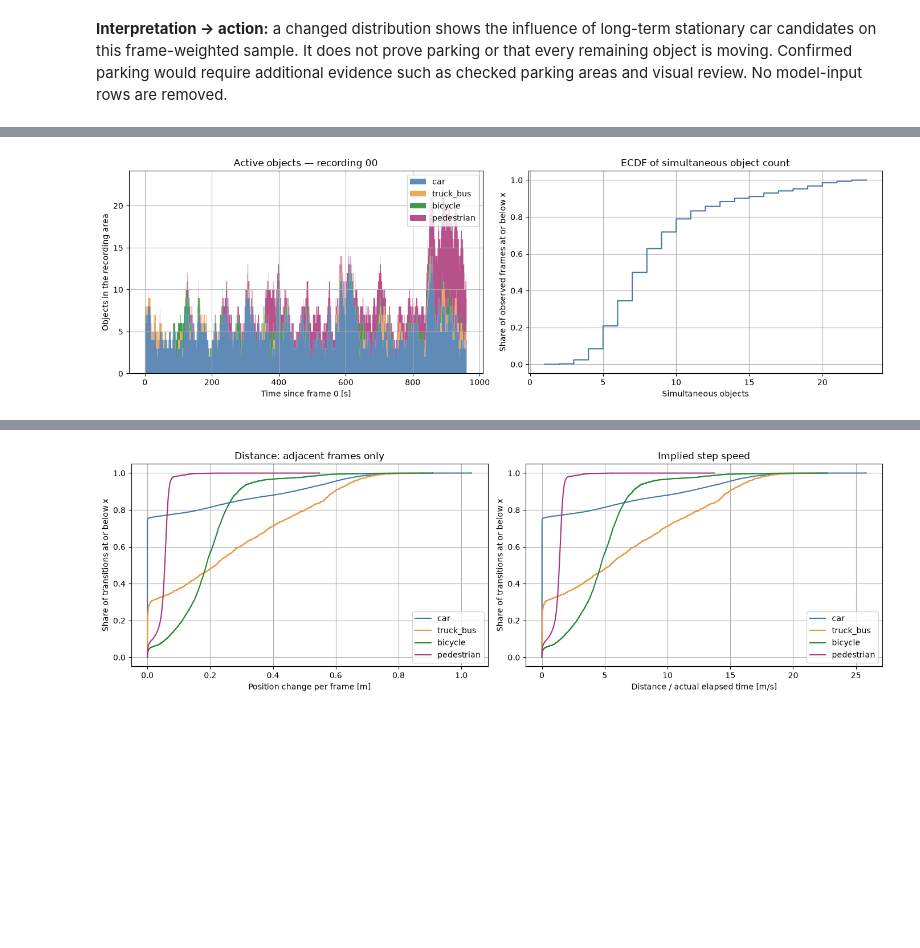
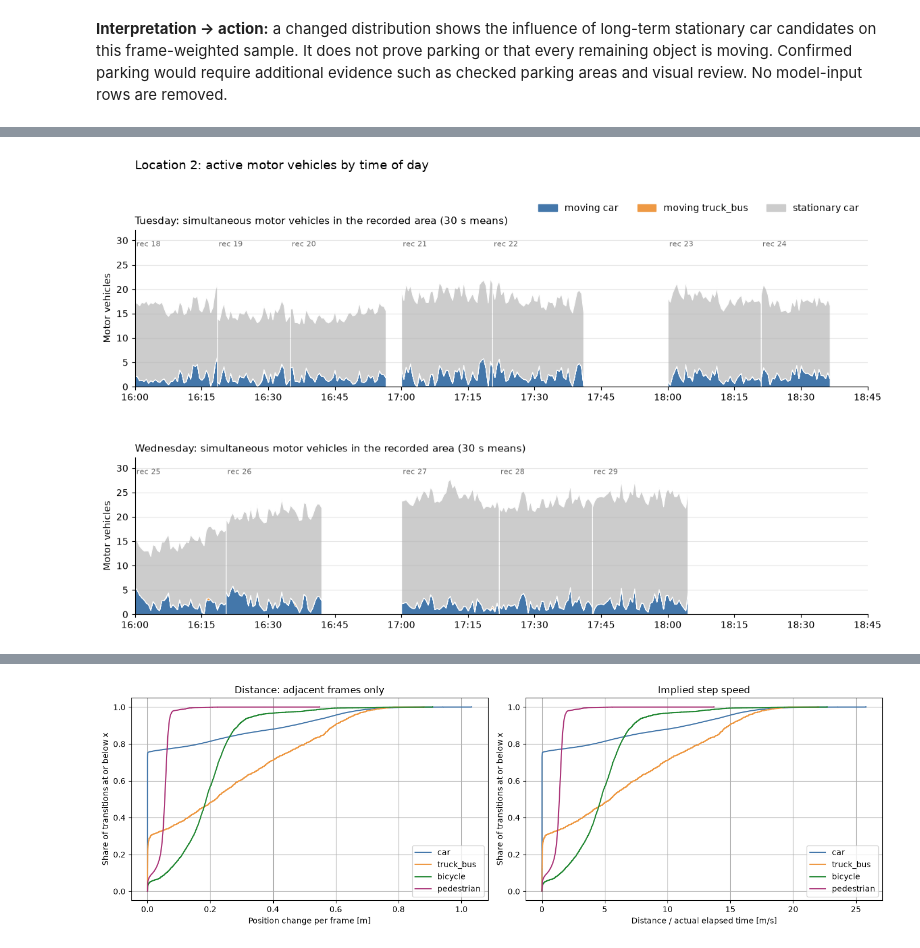
Before and after one commit to web-hannes/ai-infrastructure-p1a, a Jupyter notebook: inD_project_notebook_phase_structure.ipynb, the cells around one changed output, grey strips where cells are left out. Drawn from its saved outputs; the diff is of its cells as text; code cells hidden in the pictures; blank space fills up the shorter version.

```diff
--- a/inD_project_notebook_phase_structure.ipynb
+++ b/inD_project_notebook_phase_structure.ipynb
@@ -1111,19 +1074,75 @@ Time is seconds since frame zero. Entire frame indices without CSV entries insid
 # %%
-# Use all observed detail-recording frames, not a time sample.
-times = active_counts.index.to_numpy() / float(active_recording.frameRate)
-active_total = active_counts.sum(axis=1, min_count=1)
-fig, axes = plt.subplots(1, 2, figsize=(14, 4.5))
-axes[0].stackplot(times, *[active_counts[name].to_numpy() for name in CLASS_ORDER],
-                  labels=CLASS_ORDER, colors=[CLASS_COLORS[name] for name in CLASS_ORDER], alpha=.85)
-axes[0].set(title=f'Active objects — recording {ACTIVE_RECORDING:02d}', xlabel='Time since frame 0 [s]', ylabel='Objects in the recording area')
-axes[0].legend(loc='upper right')
-draw_ecdf(axes[1], active_total.dropna())
-axes[1].set(title='ECDF of simultaneous object count', xlabel='Simultaneous objects', ylabel='Share of observed frames at or below x')
-plt.tight_layout()
+# Use the location with the most recordings, so time of day is covered by several recordings.
+from matplotlib.ticker import FuncFormatter, MultipleLocator
+MOTOR_CLASSES = ['car', 'truck_bus']
+# Long-term stationary cars (3.7 rule) are parked, not traffic; show them separately.
+OCCUPANCY_LAYERS = MOTOR_CLASSES + ['stationary car']
+LAYER_COLORS = {**CLASS_COLORS, 'stationary car': '#CCCCCC'}
+WINDOW_S = 15 * 60
+recording_locations = {rid: int(read_metadata(rid)[1].locationId) for rid in RECORDINGS}
+occupancy_location = pd.Series(recording_locations).value_counts().idxmax()
+occupancy_recordings = [rid for rid, loc in recording_locations.items() if loc == occupancy_location]
+
+# recordingMeta gives only the start hour; assume recordings within one weekday/hour ran back to back.
+starts = []
+for rid in occupancy_recordings:
+    recording = read_metadata(rid)[1]
+    starts.append({'recordingId': rid, 'weekday': str(recording.weekday).rstrip('s').capitalize(),
+                   'start_hour': int(recording.startTime), 'duration_s': float(recording.duration)})
+starts = pd.DataFrame(starts).sort_values('recordingId')
+starts['offset_s'] = starts.groupby(['weekday', 'start_hour']).duration_s.cumsum() - starts.duration_s
+assert (starts.offset_s < 3600).all(), 'Back-to-back assumption pushes a recording past its start hour.'
+starts['clock_start_s'] = starts.start_hour * 3600 + starts.offset_s
+
+# Count motor vehicles per frame; frame indices without any CSV entry stay NaN, not zero.
+occupancy_parts = []
+for row in starts.itertuples():
+    tracks, meta, recording = read_recording(row.recordingId, usecols=KEYS + ['frame'])
+    tracks = tracks.merge(meta[KEYS + ['class']], on=KEYS).merge(
+        parking_track_summary[KEYS + ['park_candidate']], on=KEYS, how='left', validate='many_to_one')
+    tracks['layer'] = tracks['class'].where(~tracks.park_candidate.fillna(False).astype(bool), 'stationary car')
+    counts = pd.crosstab(tracks.frame, tracks.layer).reindex(columns=OCCUPANCY_LAYERS, fill_value=0)
+    counts = counts.reindex(range(int(tracks.frame.min()), int(tracks.frame.max()) + 1))
+    counts['clock_s'] = row.clock_start_s + counts.index / float(recording.frameRate)
+    counts['second'] = np.floor(counts.clock_s)
+    per_second = counts.groupby('second')[OCCUPANCY_LAYERS].mean().reset_index()
+    per_second['recordingId'], per_second['weekday'] = row.recordingId, row.weekday
+    occupancy_parts.append(per_second)
+occupancy = pd.concat(occupancy_parts, ignore_index=True)
+# 'total' counts moving motor vehicles only; stationary cars stay in their own column.
+occupancy['total'] = occupancy[MOTOR_CLASSES].sum(axis=1, min_count=1)
+occupancy['window'] = (occupancy.second // WINDOW_S * WINDOW_S).astype(int)
+
+clock = FuncFormatter(lambda s, _: f'{int(s // 3600):02d}:{int(s % 3600 // 60):02d}')
+days = sorted(occupancy.weekday.unique(), key=['Monday', 'Tuesday', 'Wednesday', 'Thursday', 'Friday'].index)
+windows = sorted(occupancy.window.unique())
+x_min, x_max = windows[0], windows[-1] + WINDOW_S
+y_max = occupancy[OCCUPANCY_LAYERS].sum(axis=1).quantile(.995) * 1.15
+
+fig, day_axes = plt.subplots(len(days), 1, figsize=(14, 3.2 * len(days) + 1), squeeze=False, gridspec_kw={'hspace': .45})
+day_axes = day_axes[:, 0]
+
+# One row per day: 30-second means, stacked by class; gaps between recordings stay empty.
+for ax, day in zip(day_axes, days):
+    for rid, part in occupancy[occupancy.weekday == day].groupby('recordingId'):
+        smooth = part.groupby(part.second // 30 * 30)[OCCUPANCY_LAYERS].mean()
+        ax.stackplot(smooth.index, *[smooth[name] for name in OCCUPANCY_LAYERS],
+                     colors=[LAYER_COLORS[name] for name in OCCUPANCY_LAYERS], edgecolor='white', linewidth=.8)
+        ax.text(smooth.index[0] + 20, y_max * .93, f'rec {rid:02d}', fontsize=8, color='#666666', va='top')
+    ax.set(xlim=(x_min, x_max), ylim=(0, y_max), ylabel='Motor vehicles')
+    ax.set_title(f'{day}: simultaneous motor vehicles in the recorded area (30 s means)', loc='left', fontsize=11)
+for ax in day_axes:
+    ax.xaxis.set_major_locator(MultipleLocator(WINDOW_S))
+    ax.xaxis.set_major_formatter(clock)
+    ax.grid(axis='x', visible=False)
+    ax.grid(axis='y', alpha=.3)
+    ax.spines[['top', 'right']].set_visible(False)
+handles = [plt.Rectangle((0, 0), 1, 1, color=LAYER_COLORS[name]) for name in OCCUPANCY_LAYERS]
+day_axes[0].legend(handles, ['moving car', 'moving truck_bus', 'stationary car'], loc='upper right', frameon=False, ncol=3, bbox_to_anchor=(1, 1.22))
+
+fig.suptitle(f'Location {occupancy_location}: active motor vehicles by time of day', x=.125, ha='left', fontsize=13, y=1.02)
 plt.show()
 
-# Show exact recording summaries and state their scope.
-display(temporal_summary)
-print(f'Recording {ACTIVE_RECORDING:02d}: {int(active_total.isna().sum())} frame indices in the observed span have no CSV entries; not treated as confirmed empty frames.')
+print(f'{int(occupancy.total.isna().sum())} seconds without any CSV entry; not treated as empty.')
 # %% [output]
-[figure, old version]
+[figure, new version]
```
Also changed, not shown: parts of 21 cells of this notebook.
